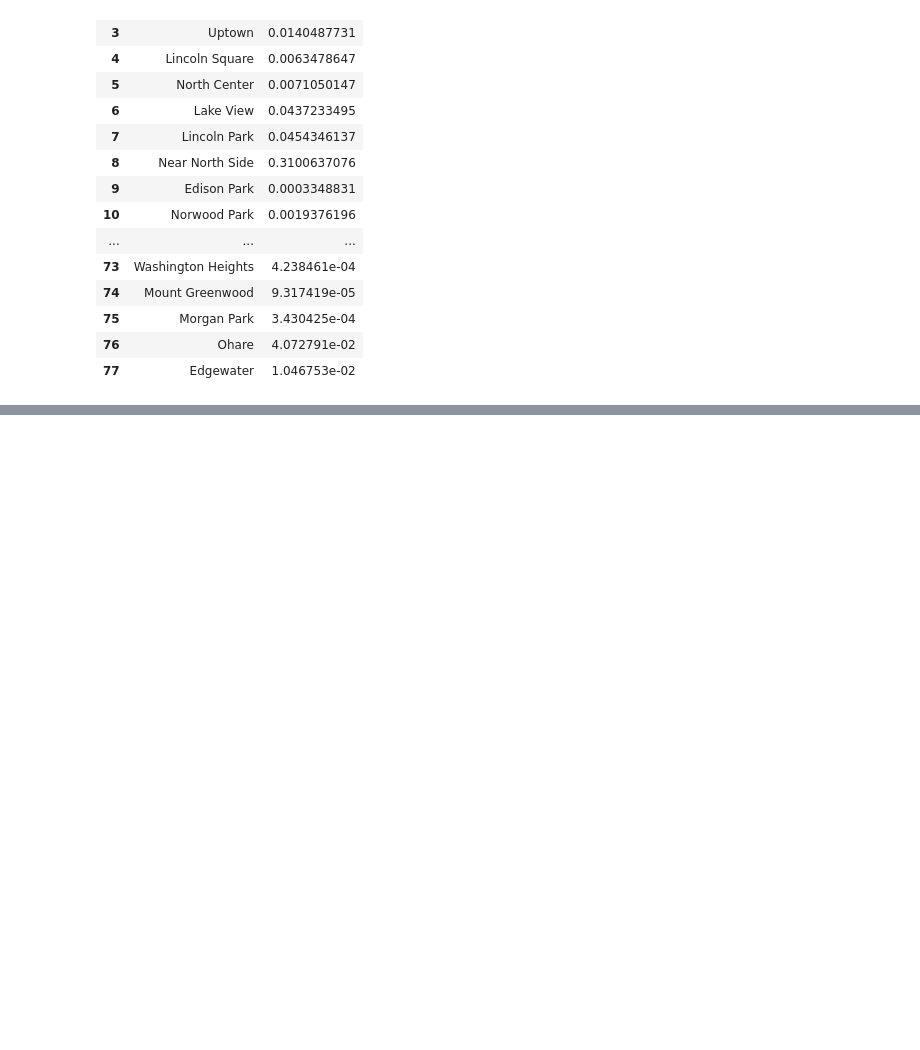
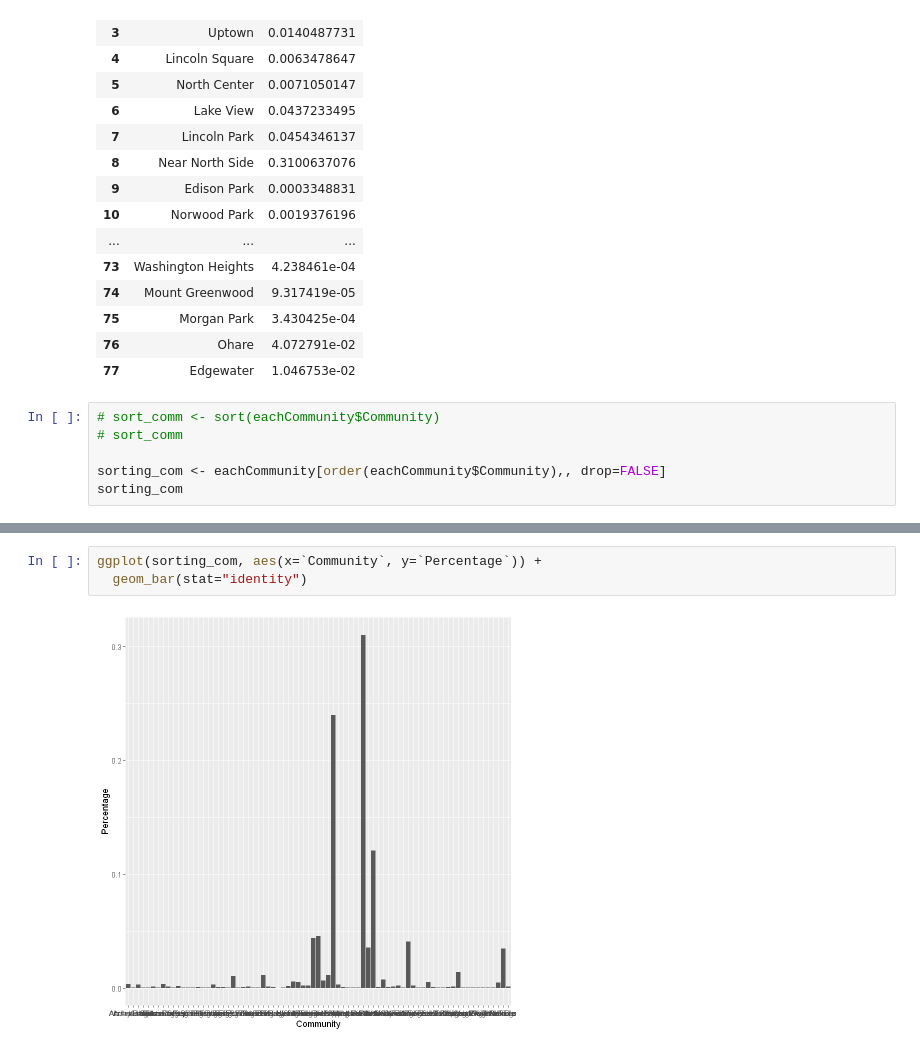
Before and after one commit to Rg3n0v4/bigYellowTaxi, a Jupyter notebook: Raph_ScrapNotebook.ipynb, the cells around one changed output, grey strips where cells are left out. Drawn from its saved outputs; the diff is of its cells as text; blank space fills up the shorter version.

Commit message:
adding community chart

```diff
--- a/Raph_ScrapNotebook.ipynb
+++ b/Raph_ScrapNotebook.ipynb
@@ -301,3 +301,9 @@ A data.frame: 77 × 2
 | 75 | Morgan Park | 3.430425e-04 |
 | 76 | Ohare | 4.072791e-02 |
 | 77 | Edgewater | 1.046753e-02 |
+# %%
+# sort_comm <- sort(eachCommunity$Community)
+# sort_comm
+
+sorting_com <- eachCommunity[order(eachCommunity$Community),, drop=FALSE]
+sorting_com
@@ -303,0 +330,5 @@ A data.frame: 77 × 2
+# %%
+ggplot(sorting_com, aes(x=`Community`, y=`Percentage`)) +
+  geom_bar(stat="identity")
+# %% [output]
+[figure, added]
```
Also changed, not shown: parts of 1 cell of this notebook, 2 other files.
